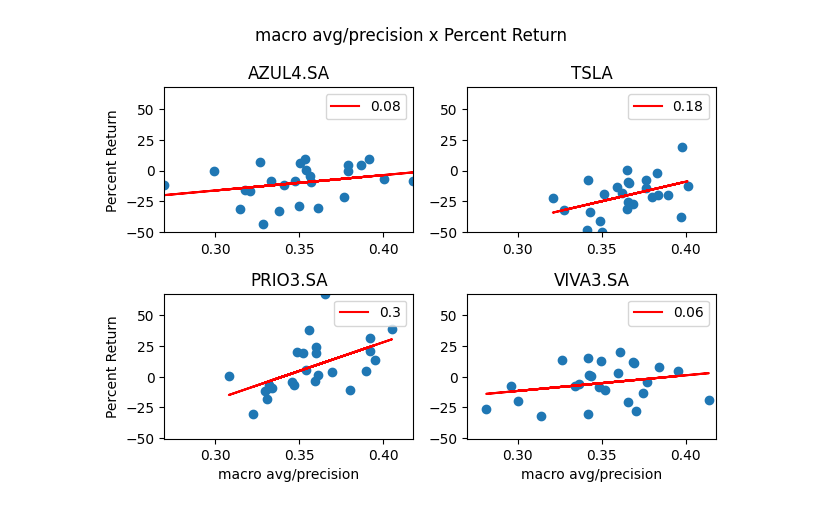
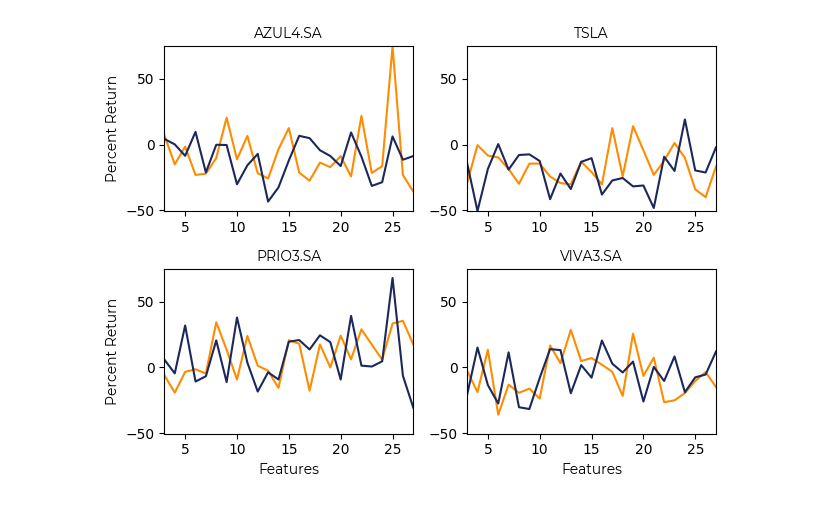
Before and after one commit to kauanmaf/field_project_cartesius, a Jupyter notebook: results_analysis.ipynb, the cells around one changed output. Saved outputs shown, nothing was run; the diff lists cells and outputs as text; code cells hidden in the pictures.

Commit message:
results analysis

```diff
--- a/results_analysis.ipynb
+++ b/results_analysis.ipynb
@@ -4,6 +4,10 @@ import pandas as pd
 import matplotlib.pyplot as plt
 import ast
 import json
+import matplotlib as mpl
+from pathlib import Path
+azul_cartesius = "#1c285c"
+fpath = Path(mpl.get_data_path(), r'C:\Users\kauan\AppData\Local\Microsoft\Windows\Fonts\Montserrat-Regular.ttf')
 # %%
 results = pd.read_csv("resultado_junto.csv")
 
@@ -35,26 +39,26 @@ def linear_regression(x, y):
     return poly1d_fn
 
 
-def plot_graph(data_x, data_y, xmin, xmax, ymin, ymax, axes, row, column, graph, title, label = None, regression = False):
+def plot_graph(data_x, data_y, xmin, xmax, ymin, ymax, axes, row, column, graph, title, label = None, regression = False, color = "#1c285c", font = None):
     if graph == "bar":
-        axes[row, column].bar(data_x["data"], data_y["data"], label = label)
+        axes[row, column].bar(data_x["data"], data_y["data"], label = label, color = color)
     elif graph == "scatter":
-        axes[row, column].scatter(data_x["data"], data_y["data"], label = label)
+        axes[row, column].scatter(data_x["data"], data_y["data"], label = label,  color = color)
     else:
-        axes[row, column].plot(data_x["data"], data_y["data"], label = label)
+        axes[row, column].plot(data_x["data"], data_y["data"], label = label,  color = color)
 
     if regression:
         poly1d_fn = linear_regression(data_x["data"], data_y["data"])
         r2 = round(r_squared(poly1d_fn, data_x["data"], data_y["data"]), 2)
-        axes[row, column].plot(data_x["data"], poly1d_fn(data_x["data"]), color='red', label=r2)
+        axes[row, column].plot(data_x["data"], poly1d_fn(data_x["data"]), color='red', label=rf"$R^2$ = {r2}")
         axes[row, column].legend()
 
-    axes[row, column].set_title(title)
+    axes[row, column].set_title(title, font = font, color = "black")
     axes[row, column].set_xlim(xmin, xmax)
     axes[row, column].set_ylim(ymin, ymax)
 
 
-def plot_graphs(data, x, y, graph, both = False, regression = False):
+def plot_graphs(data, x, y, graph, both = False, regression = False, font = None):
     fig, axes = plt.subplots(2, 2)
     axes.flatten()
 
@@ -81,31 +85,29 @@ def plot_graphs(data, x, y, graph, both = False, regression = False):
 
     xmin, xmax = np.min(data_x["data"]), np.max(data_x["data"])
     ymin, ymax = np.min(data_y["data"]), np.max(data_y["data"])
-    # xmin, xmax = (1 - np.sign(xmin) * 0.4)*xmin, 1.05*xmax
-    # ymin, ymax = (1 - np.sign(ymin) * 0.4)*ymin, 1.05*ymax
 
     for position, title in positions.items():
         if both:
             plot_graph(data_x[(data_x["Stock"] == title) & (data_x["binarized"] == 0)],
                        data_y[(data_y["Stock"] == title) & (data_y["binarized"] == 0)],
-                       xmin, xmax, ymin, ymax, axes, position[0], position[1], graph, title, label = "NB", regression = regression)
+                       xmin, xmax, ymin, ymax, axes, position[0], position[1], graph, title, label = "NB", regression = regression, color = "#FF8C00", font = font)
             plot_graph(data_x[(data_x["Stock"] == title) & (data_x["binarized"] == 1)],
                        data_y[(data_y["Stock"] == title) & (data_y["binarized"] == 1)],
-                       xmin, xmax, ymin, ymax, axes, position[0], position[1], graph, title, label = "B", regression = regression)
-            axes[position[0], position[1]].legend()
+                       xmin, xmax, ymin, ymax, axes, position[0], position[1], graph, title, label = "B", regression = regression, font = font)
+            # axes[position[0], position[1]].legend()
         else:
-            plot_graph(data_x[data_x["Stock"] == title], data_y[data_y["Stock"] == title], xmin, xmax, ymin, ymax, axes, position[0], position[1], graph, title, regression = regression)
+            plot_graph(data_x[data_x["Stock"] == title], data_y[data_y["Stock"] == title], xmin, xmax, ymin, ymax, axes, position[0], position[1], graph, title, regression = regression,font = font)
 
-    axes[0, 0].set_ylabel(y)
-    axes[1, 0].set_ylabel(y)
-    axes[1, 0].set_xlabel(x)
-    axes[1, 1].set_xlabel(x)
+    axes[0, 0].set_ylabel(y, font = font,color = "black")
+    axes[1, 0].set_ylabel(y, font = font,color = "black")
+    axes[1, 0].set_xlabel(x, font = font,color = "black")
+    axes[1, 1].set_xlabel(x, font = font,color = "black")
 
-    fig.suptitle(f"{x} x {y}")
+    # fig.suptitle(f"{x} x {y}", font = font)
 
     plt.tight_layout()
     plt.show()
 # %%
-plot_graphs(data = bresults, x = "macro avg/precision", y = "Percent Return", graph = "scatter", both = False, regression = True)
+plot_graphs(data = results, x = "Features", y = "Percent Return", graph = "line", both = True, regression = False, font = fpath)
 # %% [output]
-[figure, old version]
+[figure, new version]
```
Also changed, not shown: parts of 1 cell of this notebook, 3 other files.
